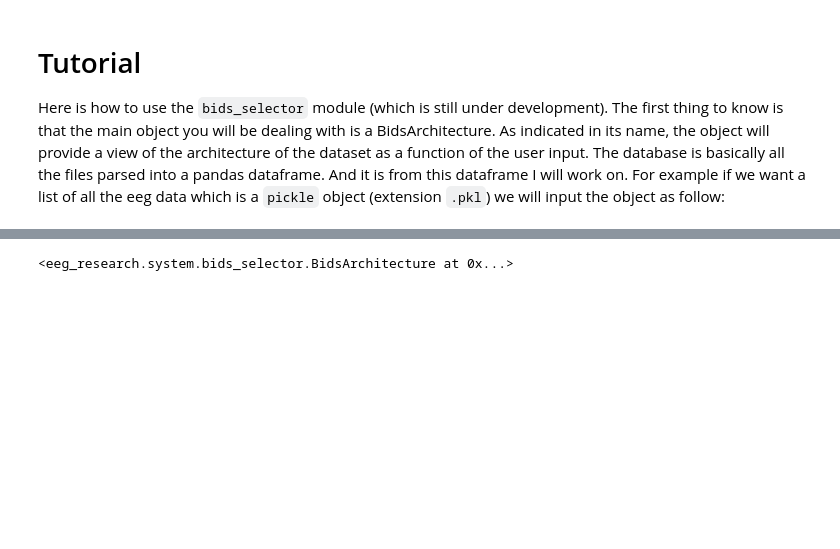
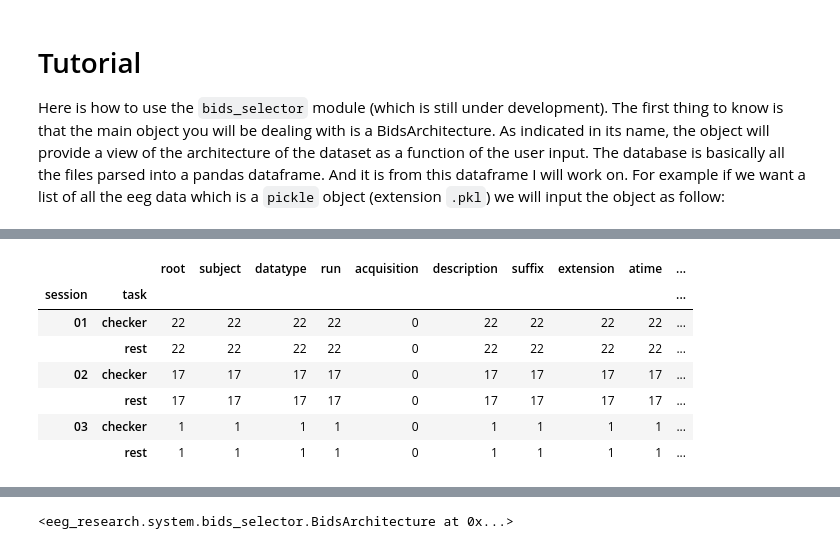
Before and after one commit to childmindresearch/eeg_research, a Jupyter notebook: src/eeg_research/system/test_lab.ipynb, the cells around one changed output, grey strips where cells are left out. Saved outputs shown, nothing was run; the diff lists cells and outputs as text; code cells hidden in the pictures; blank space fills up the shorter version.

```diff
--- a/src/eeg_research/system/test_lab.ipynb
+++ b/src/eeg_research/system/test_lab.ipynb
@@ -34,0 +59,11 @@ architecture.database
+# %%
+architecture.database.groupby([x,'task']).count()
+# %% [output]
+|  |  | root | subject | datatype | run | acquisition | description | suffix | extension | atime | ... |
+| session | task |  |  |  |  |  |  |  |  |  | ... |
+| 01 | checker | 22 | 22 | 22 | 22 | 0 | 22 | 22 | 22 | 22 | ... |
+|  | rest | 22 | 22 | 22 | 22 | 0 | 22 | 22 | 22 | 22 | ... |
+| 02 | checker | 17 | 17 | 17 | 17 | 0 | 17 | 17 | 17 | 17 | ... |
+|  | rest | 17 | 17 | 17 | 17 | 0 | 17 | 17 | 17 | 17 | ... |
+| 03 | checker | 1 | 1 | 1 | 1 | 0 | 1 | 1 | 1 | 1 | ... |
+|  | rest | 1 | 1 | 1 | 1 | 0 | 1 | 1 | 1 | 1 | ... |
```
Also changed, not shown: parts of 5 cells of this notebook, 1 other file.
